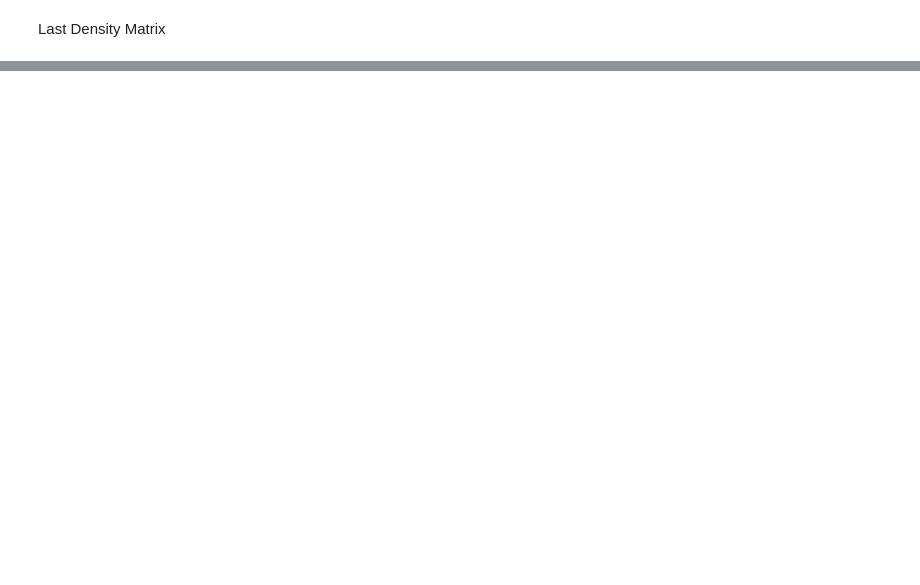
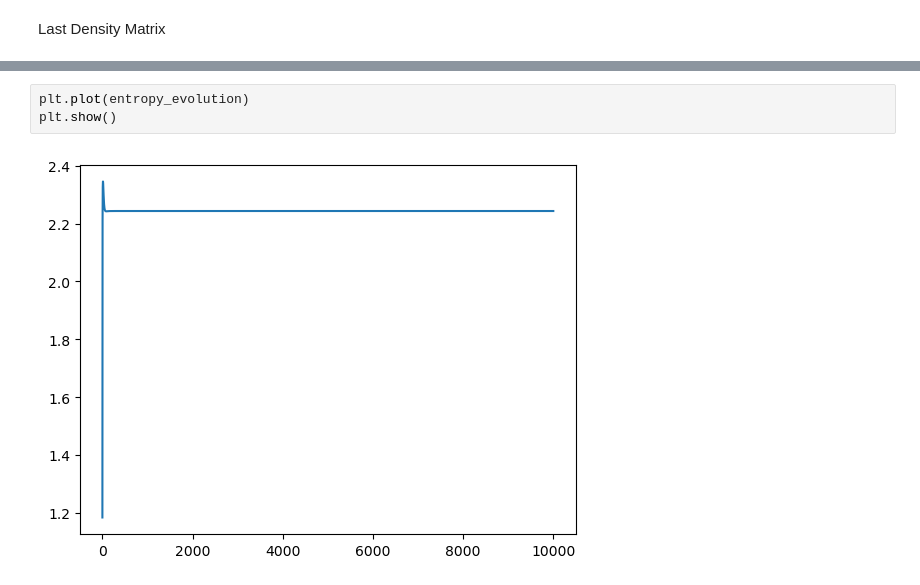
Before and after one commit to fedesss98/phaseonium-evolution, a Jupyter notebook: notebooks/07-watch-evolution.ipynb, the cells around one changed output, grey strips where cells are left out. Drawn from its saved outputs; the diff is of its cells as text; blank space fills up the shorter version.

```diff
--- a/notebooks/07-watch-evolution.ipynb
+++ b/notebooks/07-watch-evolution.ipynb
@@ -72,0 +83,5 @@ plt.savefig(f'img/rho_evolution_d{D}_t{t}_dt{TIMEDELTA}.png')
+# %%
+plt.plot(entropy_evolution)
+plt.show()
+# %% [output]
+[figure, added]
```
Also changed, not shown: parts of 6 cells of this notebook.
